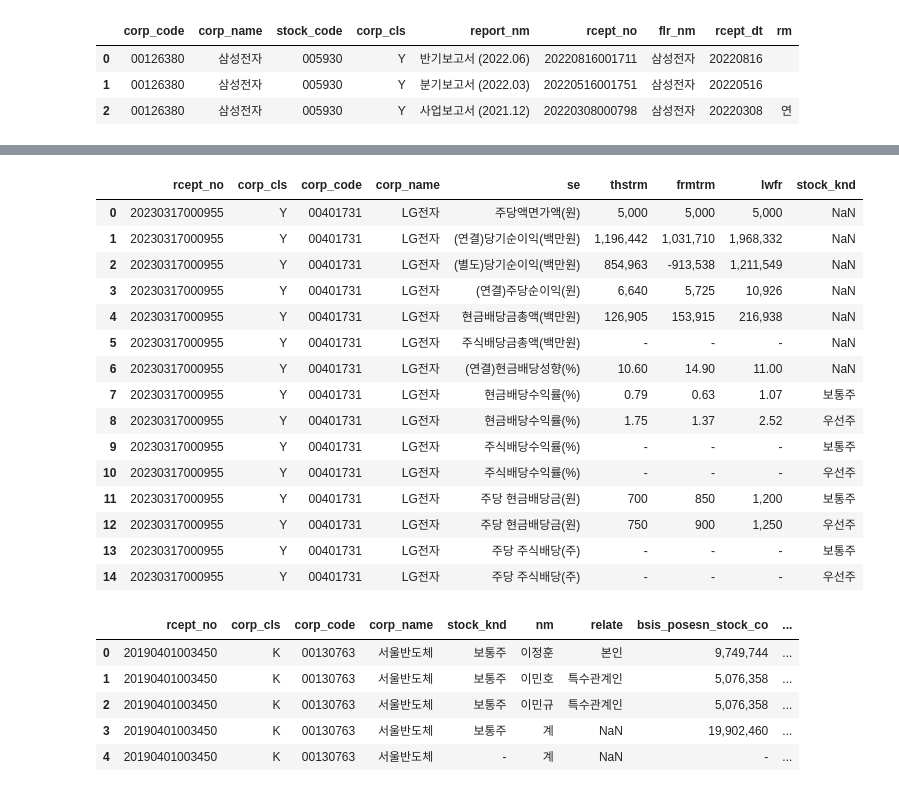
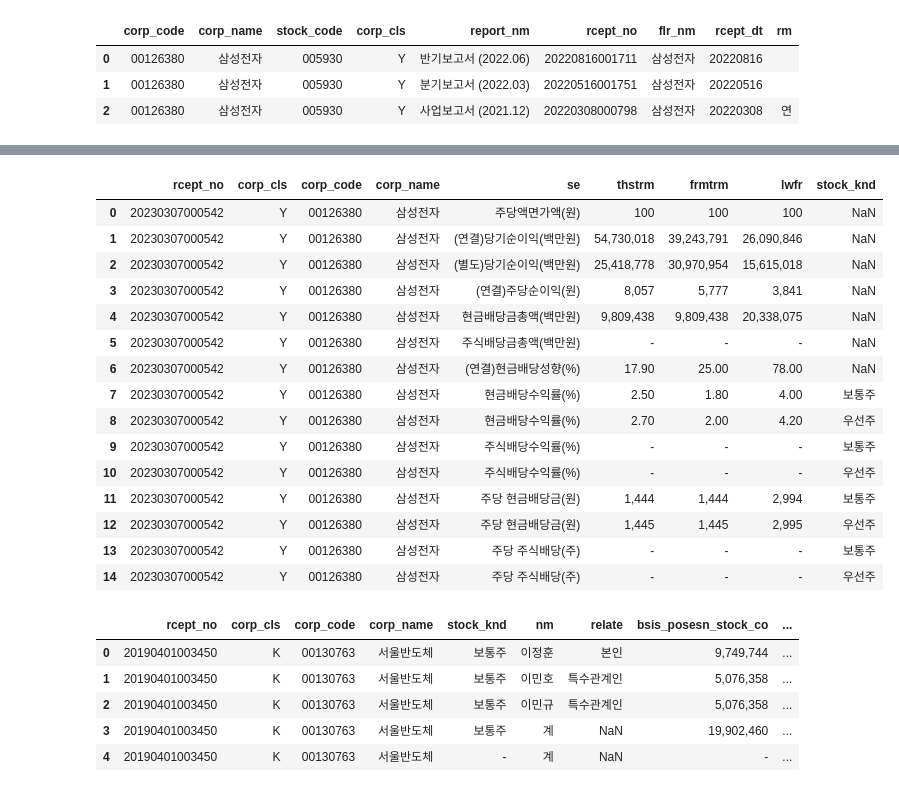
Before and after one commit to jaeseung11/Fintech_academy, a Jupyter notebook: DART_API.ipynb, the cells around one changed output, grey strips where cells are left out. Cells and saved outputs as stored; diff of their text form; code cells hidden in the pictures.

```diff
--- a/DART_API.ipynb
+++ b/DART_API.ipynb
@@ -42,10 +42,10 @@ import OpenDartReader
 # 주석(Remark)
 # ==== 0. 객체 생성 ==== 주석(remark)
 # 객체 생성 (API KEY 지정)
-api_key = ''
+api_key = '07c7f341baf16d656e73b618ab3ffe0bedc7cf68'
 #key는 각자 받은 것으로 하시면 됩니다.
 
-dart = OpenDartReader(api_key)
+dart = OpenDartReader(api_key) # 들어가서 데이터를 보는것이다.
 # %%
 # == 1. 공시정보 검색 ==
 # 삼성전자의 정기보고서('A') 2020년
@@ -126,24 +148,24 @@ dart.report('005380', '배당', 2022)
 # %%
 # ==== 2. 사업보고서 ====
-# 삼성전자(005930), 배당관련 사항, 2018년
-dart.report('066570', '배당', 2022)
+# 삼성전자(005930), 배당관련 사항, 2022년
+dart.report('005930', '배당', 2022)
 # %% [output]
 |  | rcept_no | corp_cls | corp_code | corp_name | se | thstrm | frmtrm | lwfr | stock_knd |
-| 0 | 20230317000955 | Y | 00401731 | LG전자 | 주당액면가액(원) | 5,000 | 5,000 | 5,000 | NaN |
-| 1 | 20230317000955 | Y | 00401731 | LG전자 | (연결)당기순이익(백만원) | 1,196,442 | 1,031,710 | 1,968,332 | NaN |
-| 2 | 20230317000955 | Y | 00401731 | LG전자 | (별도)당기순이익(백만원) | 854,963 | -913,538 | 1,211,549 | NaN |
-| 3 | 20230317000955 | Y | 00401731 | LG전자 | (연결)주당순이익(원) | 6,640 | 5,725 | 10,926 | NaN |
-| 4 | 20230317000955 | Y | 00401731 | LG전자 | 현금배당금총액(백만원) | 126,905 | 153,915 | 216,938 | NaN |
-| 5 | 20230317000955 | Y | 00401731 | LG전자 | 주식배당금총액(백만원) | - | - | - | NaN |
-| 6 | 20230317000955 | Y | 00401731 | LG전자 | (연결)현금배당성향(%) | 10.60 | 14.90 | 11.00 | NaN |
-| 7 | 20230317000955 | Y | 00401731 | LG전자 | 현금배당수익률(%) | 0.79 | 0.63 | 1.07 | 보통주 |
-| 8 | 20230317000955 | Y | 00401731 | LG전자 | 현금배당수익률(%) | 1.75 | 1.37 | 2.52 | 우선주 |
-| 9 | 20230317000955 | Y | 00401731 | LG전자 | 주식배당수익률(%) | - | - | - | 보통주 |
-| 10 | 20230317000955 | Y | 00401731 | LG전자 | 주식배당수익률(%) | - | - | - | 우선주 |
-| 11 | 20230317000955 | Y | 00401731 | LG전자 | 주당 현금배당금(원) | 700 | 850 | 1,200 | 보통주 |
-| 12 | 20230317000955 | Y | 00401731 | LG전자 | 주당 현금배당금(원) | 750 | 900 | 1,250 | 우선주 |
-| 13 | 20230317000955 | Y | 00401731 | LG전자 | 주당 주식배당(주) | - | - | - | 보통주 |
-| 14 | 20230317000955 | Y | 00401731 | LG전자 | 주당 주식배당(주) | - | - | - | 우선주 |
+| 0 | 20230307000542 | Y | 00126380 | 삼성전자 | 주당액면가액(원) | 100 | 100 | 100 | NaN |
+| 1 | 20230307000542 | Y | 00126380 | 삼성전자 | (연결)당기순이익(백만원) | 54,730,018 | 39,243,791 | 26,090,846 | NaN |
+| 2 | 20230307000542 | Y | 00126380 | 삼성전자 | (별도)당기순이익(백만원) | 25,418,778 | 30,970,954 | 15,615,018 | NaN |
+| 3 | 20230307000542 | Y | 00126380 | 삼성전자 | (연결)주당순이익(원) | 8,057 | 5,777 | 3,841 | NaN |
+| 4 | 20230307000542 | Y | 00126380 | 삼성전자 | 현금배당금총액(백만원) | 9,809,438 | 9,809,438 | 20,338,075 | NaN |
+| 5 | 20230307000542 | Y | 00126380 | 삼성전자 | 주식배당금총액(백만원) | - | - | - | NaN |
+| 6 | 20230307000542 | Y | 00126380 | 삼성전자 | (연결)현금배당성향(%) | 17.90 | 25.00 | 78.00 | NaN |
+| 7 | 20230307000542 | Y | 00126380 | 삼성전자 | 현금배당수익률(%) | 2.50 | 1.80 | 4.00 | 보통주 |
+| 8 | 20230307000542 | Y | 00126380 | 삼성전자 | 현금배당수익률(%) | 2.70 | 2.00 | 4.20 | 우선주 |
+| 9 | 20230307000542 | Y | 00126380 | 삼성전자 | 주식배당수익률(%) | - | - | - | 보통주 |
+| 10 | 20230307000542 | Y | 00126380 | 삼성전자 | 주식배당수익률(%) | - | - | - | 우선주 |
+| 11 | 20230307000542 | Y | 00126380 | 삼성전자 | 주당 현금배당금(원) | 1,444 | 1,444 | 2,994 | 보통주 |
+| 12 | 20230307000542 | Y | 00126380 | 삼성전자 | 주당 현금배당금(원) | 1,445 | 1,445 | 2,995 | 우선주 |
+| 13 | 20230307000542 | Y | 00126380 | 삼성전자 | 주당 주식배당(주) | - | - | - | 보통주 |
+| 14 | 20230307000542 | Y | 00126380 | 삼성전자 | 주당 주식배당(주) | - | - | - | 우선주 |
 # %%
 # 서울반도체(046890), 최대주주 관한 사항, 2018년
 dart.report('046890', '최대주주', 2018)
```
Also changed, not shown: parts of 2 cells of this notebook.
